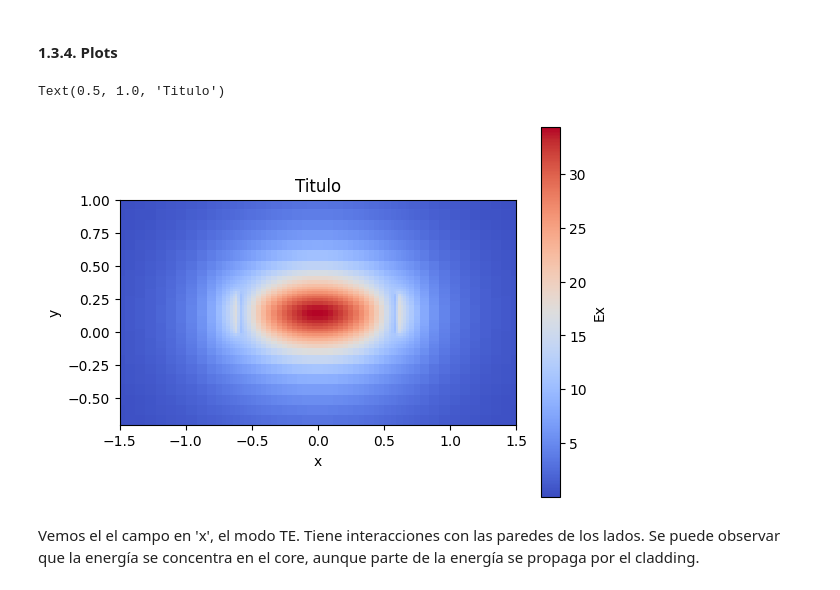
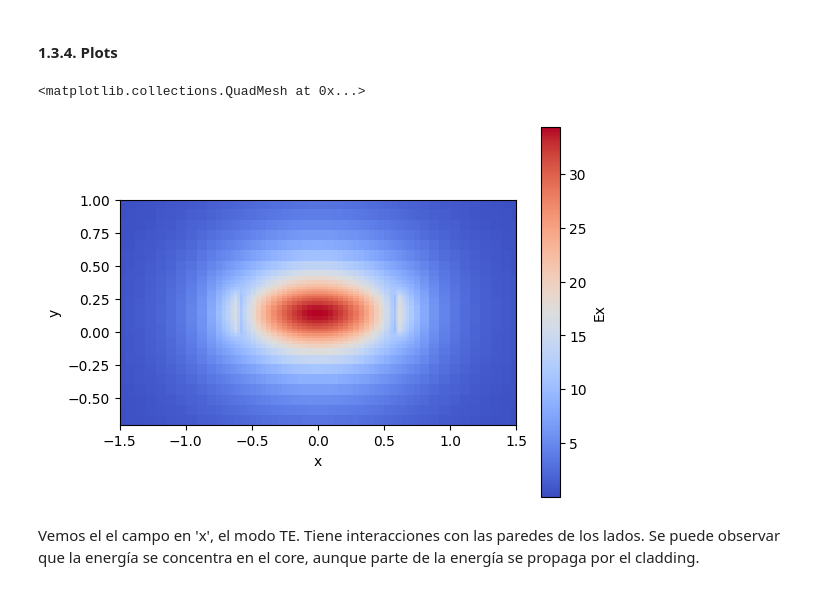
Before and after one commit to snacmuo/pic-upv-lab0, a Jupyter notebook: 010_MODESOLVER_Student.ipynb, the cells around one changed output. Saved outputs shown, nothing was run; the diff lists cells and outputs as text; code cells hidden in the pictures.

```diff
--- a/010_MODESOLVER_Student.ipynb
+++ b/010_MODESOLVER_Student.ipynb
@@ -134,15 +134,16 @@ Calculan cuanto se parece cada modo a el modo TE o al TM.
 # %%
 deep_waveguide.plot_field(mode_index=0 , # Mode to be plotted
                           field_name='Ex', # Field to be plotted
                           value='real', # Real - abs - imag
                             cmap='coolwarm', # Suggestions: Change the plot color
                           xlim=(-1.5, 1.5), # Set the x and y limits
                           ylim=(-0.7, 1)
-) #
-plt.title('Titulo') # You might need this later :)
+)
+
+# plt.title('Titulo') # You might need this later :)
 # %% [output]
-Text(0.5, 1.0, 'Titulo')
+<matplotlib.collections.QuadMesh at 0x...>
-[figure, old version]
+[figure, new version]
 # %% [markdown]
 Vemos el el campo en 'x', el modo TE. Tiene interacciones con las paredes de los lados.
 Se puede observar que la energía se concentra en el core, aunque parte de la energía se propaga por el cladding.
```
Also changed, not shown: parts of 1 cell of this notebook, 3 other files.
